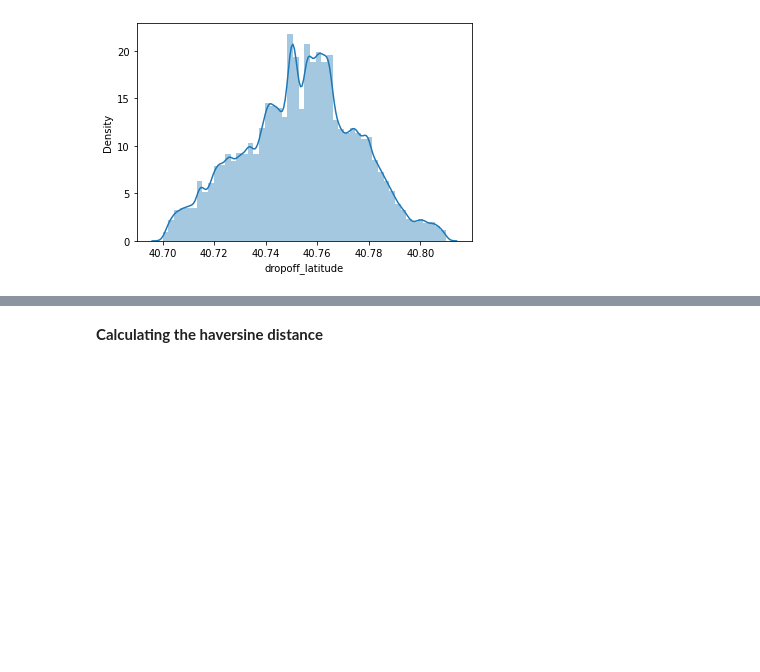
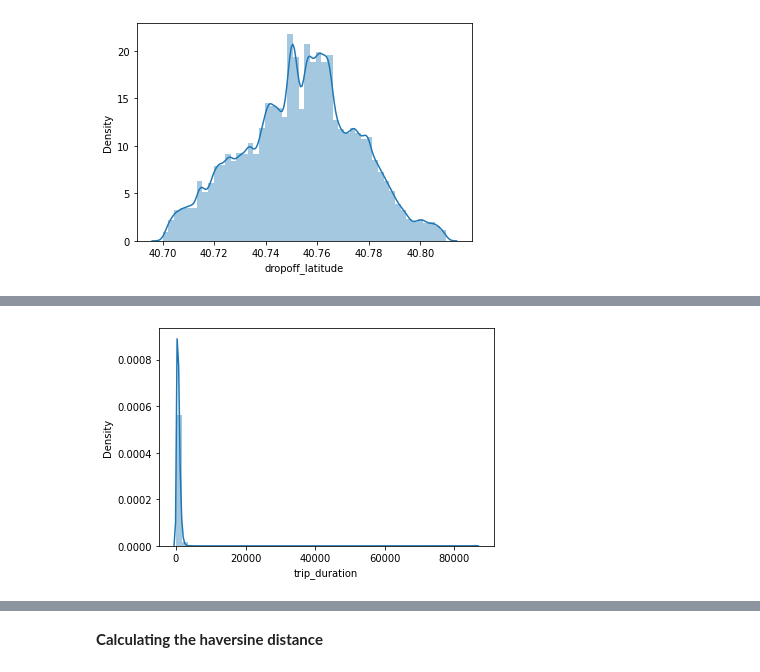
Before and after one commit to yasheshgupta/NYC-Taxi-Trip-Time-Prediction, a Jupyter notebook: NYC_Taxi_Trip_Time_Prediction_Capstone_Project.ipynb, the cells around one changed output, grey strips where cells are left out. Saved outputs shown, nothing was run; the diff lists cells and outputs as text; code cells hidden in the pictures; blank space fills up the shorter version.

```diff
--- a/NYC_Taxi_Trip_Time_Prediction_Capstone_Project.ipynb
+++ b/NYC_Taxi_Trip_Time_Prediction_Capstone_Project.ipynb
@@ -152,0 +245,5 @@ for i in dist_col:
+# %%
+ax = sns.distplot(df['trip_duration'])
+plt.show()
+# %% [output]
+[figure, added]
```
Also changed, not shown: parts of 65 cells of this notebook.
